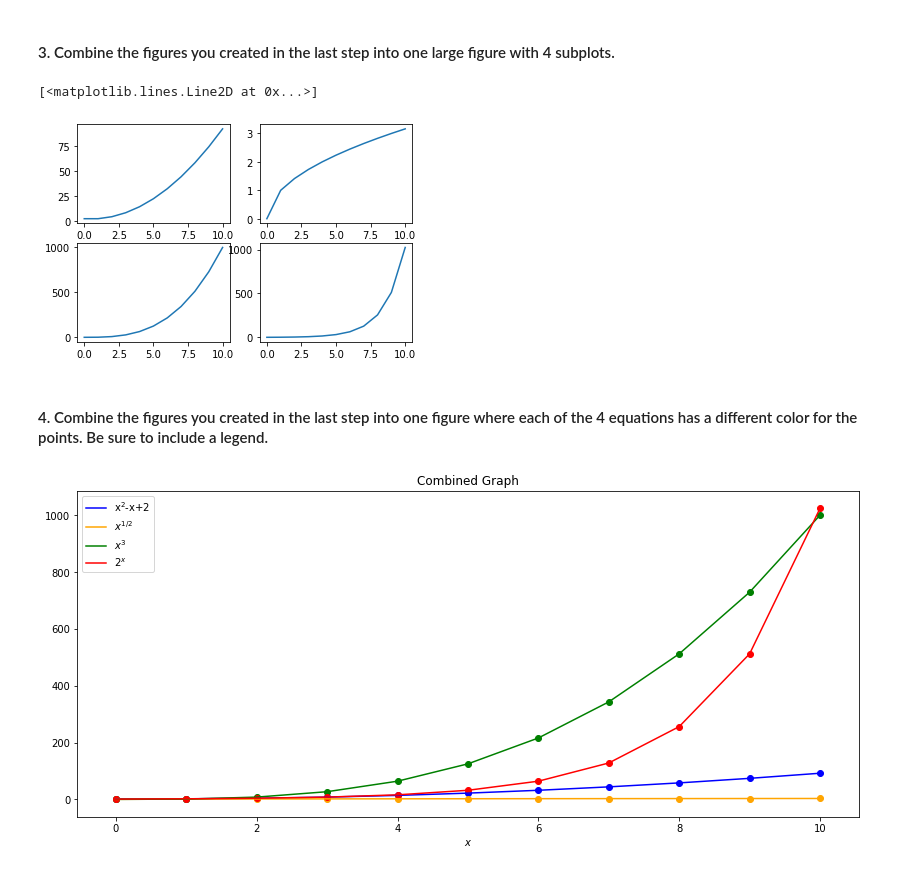
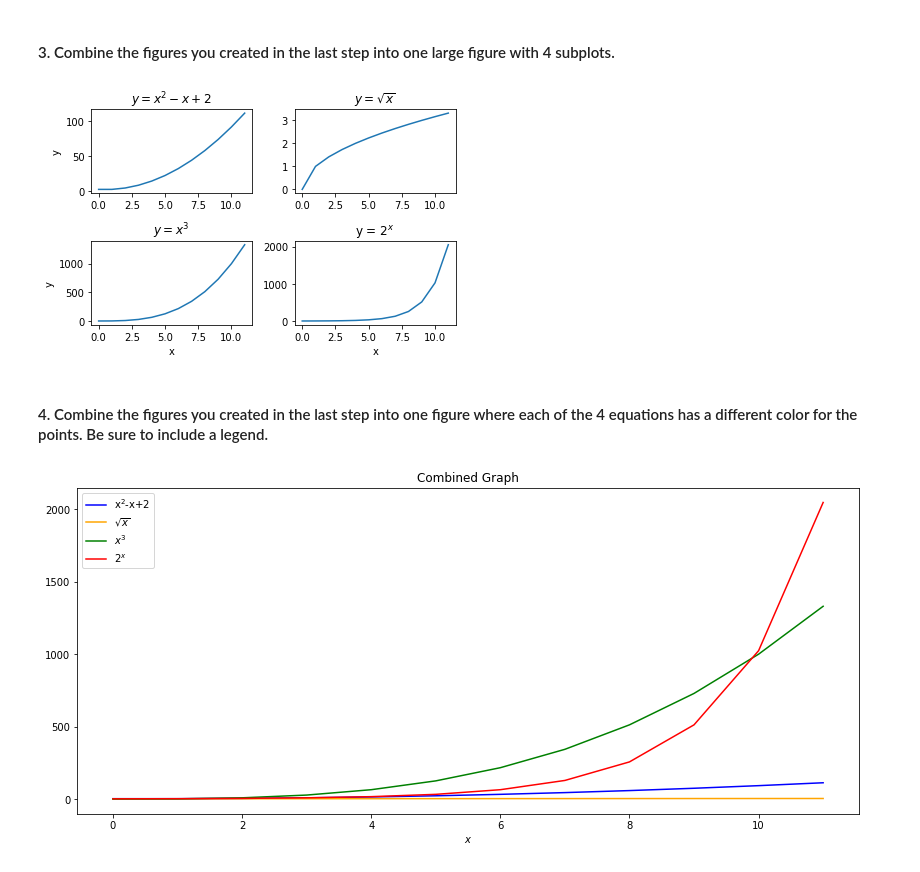
Before and after one commit to adam-gomez/numpy-pandas-visualization-exercises, a Jupyter notebook: matplotlib_exercises.ipynb, the cells around one changed output. Cells and saved outputs as stored; diff of their text form; code cells hidden in the pictures.

Commit message:
Made adjustments to code to include additional labels and tight layout

```diff
--- a/matplotlib_exercises.ipynb
+++ b/matplotlib_exercises.ipynb
@@ -10,12 +11,17 @@ You'll need to write the code that generates the x and y points.
 
 Add an anotation for the point 0, 0, the origin.
 # %%
-x = list(range(11))
+x = list(range(12))
 y0 = [n ** 2 - n + 2 for n in x]
 
 plt.annotate('Origin', xy=(0, 0), xytext=(1, 25),
-             arrowprops={'facecolor': 'blue'})
+             arrowprops={'facecolor': 'pink'})
 
 plt.plot(x, y0)
+
+plt.title('$y = x^2 - x + 2$')
+plt.xlabel('x')
+plt.ylabel('y')
+
 plt.show()
 # %% [output]
@@ -28,8 +34,11 @@ plt.show()
 
 You can use functions from the math module to help implement some of the equations above.
 # %%
-x = list(range(11))
-y1 = [n ** (1/2) for n in x]
+x = list(range(12))
+y1 = [sqrt(n) for n in x]
+plt.title('$y = \sqrt{x}$')
+plt.xlabel('x')
+plt.ylabel('y')
 plt.plot(x, y1)
 plt.show()
 # %% [output]
@@ -51,23 +65,33 @@ plt.show()
 #### 3. Combine the figures you created in the last step into one large figure with 4 subplots.
 # %%
 plt.subplot(2, 2, 1)
+plt.title('$y = x^2 - x + 2$')
+plt.ylabel('y')
 plt.plot(x, y0)
 
 plt.subplot(2, 2, 2)
+plt.title('$y = \sqrt{x}$')
 plt.plot(x, y1)
 
 plt.subplot(2, 2, 3)
+plt.title('$y = x^3$')
+plt.ylabel('y')
+plt.xlabel('x')
 plt.plot(x, y2)
 
 plt.subplot(2, 2, 4)
+plt.title('y = $2^x $')
+plt.xlabel('x')
 plt.plot(x, y3)
+
+plt.tight_layout()
+plt.show()
 # %% [output]
-[<matplotlib.lines.Line2D at 0x...>]
-[figure, old version]
+[figure, new version]
 # %% [markdown]
 #### 4. Combine the figures you created in the last step into one figure where each of the 4 equations has a different color for the points. Be sure to include a legend.
 # %%
-x = range(11)
+x = range(12)
 y0 = [n ** 2 - n + 2 for n in x]
 y1 = [n ** (1/2) for n in x]
 y2 = [n ** 3 for n in x]
@@ -75,12 +99,8 @@ y3 = [2 ** n for n in x]
 
 plt.figure(figsize=(14, 6)) # (width, height)
 
-plt.scatter(x, y0, c='blue')
-plt.scatter(x, y1, c='orange')
-plt.scatter(x, y2, c='green')
-plt.scatter(x, y3, c='red')
 plt.plot(x, y0, c='blue', label='x$^2$-x+2')
-plt.plot(x, y1, c='orange', label='$x^{1/2}$')
+plt.plot(x, y1, c='orange', label='$\sqrt{x}$')
 plt.plot(x, y2, c='green', label='$x^3$')
 plt.plot(x, y3, c='red', label='$2^x$')
 
@@ -90,4 +110,4 @@ plt.xlabel('$x$')
 
 plt.show()
 # %% [output]
-[figure, old version]
+[figure, new version]
```
Also changed, not shown: parts of 5 cells of this notebook.
